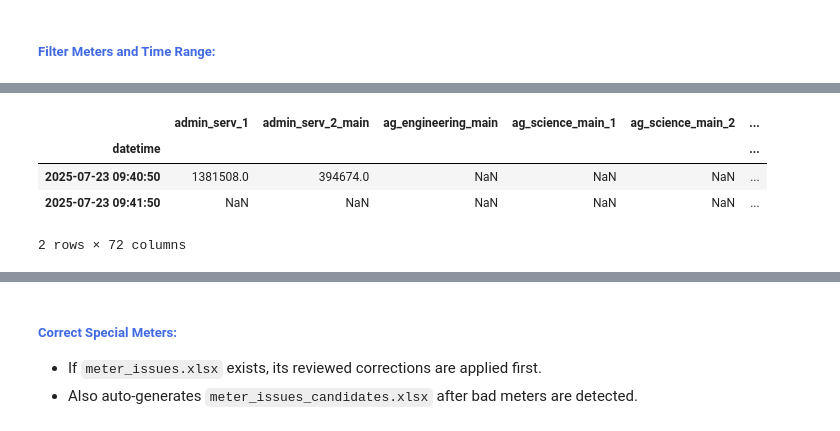
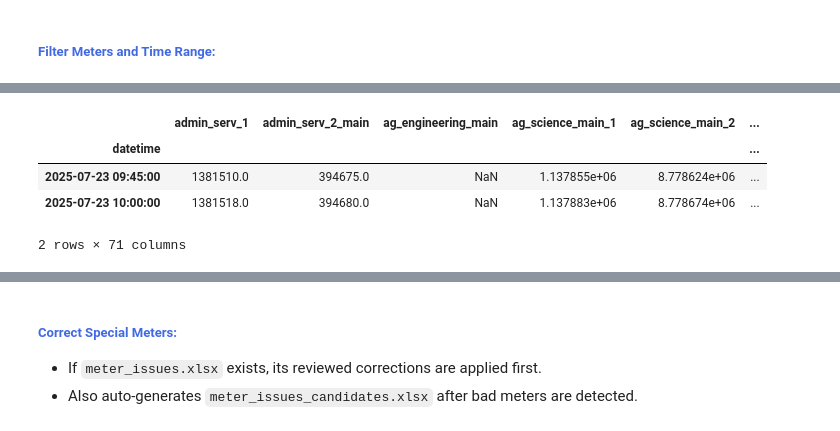
Before and after one commit to uhm-campus-energy/harvest_kwh_prep, a Jupyter notebook: notebooks/1.kwh_end_points.ipynb, the cells around one changed output, grey strips where cells are left out. Saved outputs shown, nothing was run; the diff lists cells and outputs as text; code cells hidden in the pictures.

```diff
--- a/notebooks/1.kwh_end_points.ipynb
+++ b/notebooks/1.kwh_end_points.ipynb
@@ -74,11 +80,10 @@ var = 'kwh'
 # Input Files
 # TODO: file names may change, check with Eileen
 
-var_file = input_dir + "harvest_kwh_" + "250723-251017.csv" # data file 0
-meter_info_file = input_dir + "aurora_v4.meter_info.csv"  # contains all meter information
+var_file = input_dir + "harvest_interval_kwh_" + "250723-251017.csv" # data file 0, should contain only interval meter readings
+meter_info_file = input_dir + "meter_info.csv"  # contains all meter information
+
 meter_issues_candidates_file = input_dir + "special_meter_candidates.xlsx"  # auto-generated review file
-# TODO: automate create meter issue file
-# TODO: rename meter_issues_file to special_meters_file
 meter_issues_file = input_dir + "special_meters.xlsx"  # records special meters that need to be corrected
 
 # TODO:meter_info_file added temp above ask Eileen
@@ -185,7 +180,4 @@ df0.head()
 # %%
-# no rejects file so combined_df is just the main harvest data
-combined_df = raw_df.copy()
-
 # # Concatenate df0 and df1 vertically
 # combined_df = pd.concat([df0, df1], ignore_index=True)
 
@@ -193,5 +185,5 @@ combined_df = raw_df.copy()
 # combined_df['datetime'] = pd.to_datetime(combined_df['datetime'])
 
 # Sort by meter_name and datetime
-combined_df["datetime"] = pd.to_datetime(combined_df["datetime"])
-combined_df = combined_df.sort_values(by=['meter_name', 'datetime']).reset_index(drop=True)
+raw_df["datetime"] = pd.to_datetime(raw_df["datetime"])
+raw_df = raw_df.sort_values(by=['meter_name', 'datetime']).reset_index(drop=True)
@@ -207,6 +190,7 @@ print(combined_df.head())
 # %%
 # Pivot table with every meter be one column
-pivoted_df = combined_df.pivot(index='datetime', columns='meter_name', values='meter_reading').reset_index()
+# pivoted_df = combined_df.pivot(index='datetime', columns='meter_name', values='meter_reading').reset_index()
+pivoted_df = raw_df.pivot(index='datetime', columns='meter_name', values='meter_reading').reset_index()
 
 # Fill missing timestamps
 full_df = dc.fill_missing_timestamps(pivoted_df, freq)
@@ -248,7 +232,7 @@ filtered_df.set_index('datetime', inplace=True)
 # %%
 # filtered_df.loc["2024-06-10":"2024-06-16", "cmore_hale_main"].to_csv("TEST.csv", index=True)
 # %%
-### Filter Two: Retain only the selected analysis-window data ###
+### Filter Two: Retain only the selected analysis window data ###
 
 data = filtered_df.loc[start_time:end_time, :].copy()
 data.index = pd.to_datetime(data.index)
@@ -257,4 +241,25 @@ data.index = pd.to_datetime(data.index)
 data = data.replace(0, np.nan)
 
 data.head(2)
+
+### Filter Two: Retain only the selected analysis-window data ###
+
+# ADDED: resolve the requested times to timestamps that actually exist
+# in the filled index before slicing and before endpoint calculations.
+start_time, end_time = dc.resolve_analysis_window(
+    filtered_df.index,
+    start_time,
+    end_time,
+)
+
+print("Resolved start_time:", start_time)
+print("Resolved end_time:", end_time)
+
+data = filtered_df.loc[start_time:end_time, :].copy()
+data.index = pd.to_datetime(data.index)
+
+# Initial Data Cleaning: Replace all 0s with NaN in the entire DataFrame
+data = data.replace(0, np.nan)
+
+data.head(2)
 # %% [output]
@@ -261,8 +268,8 @@ data.head(2)
 |  | admin_serv_1 | admin_serv_2_main | ag_engineering_main | ag_science_main_1 | ag_science_main_2 | ... |
 | datetime |  |  |  |  |  | ... |
-| 2025-07-23 09:40:50 | 1381508.0 | 394674.0 | NaN | NaN | NaN | ... |
-| 2025-07-23 09:41:50 | NaN | NaN | NaN | NaN | NaN | ... |
+| 2025-07-23 09:45:00 | 1381510.0 | 394675.0 | NaN | 1.137855e+06 | 8.778624e+06 | ... |
+| 2025-07-23 10:00:00 | 1381518.0 | 394680.0 | NaN | 1.137883e+06 | 8.778674e+06 | ... |
-2 rows × 72 columns
+2 rows × 71 columns
 # %% [markdown]
 <!-- ##### <span style="color:royalblue">Correct Special Meters:</span>
 - See **meter_issues_file.xlsx** in input_dir for details. -->
```
Also changed, not shown: parts of 10 cells of this notebook.
